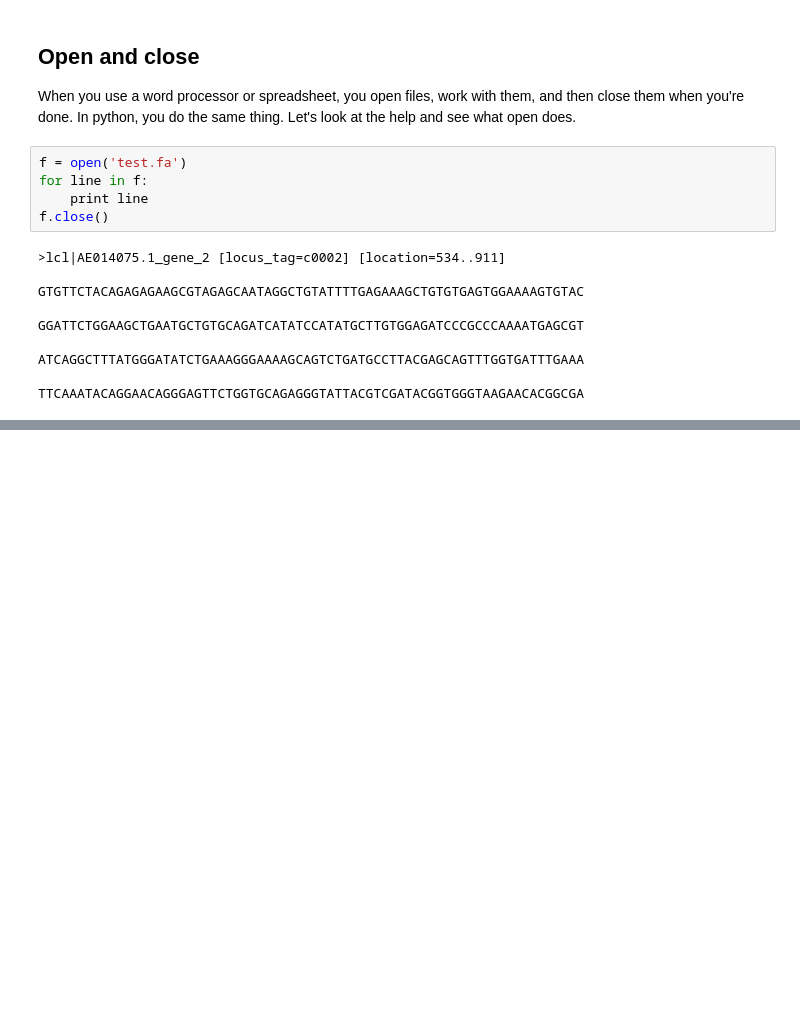
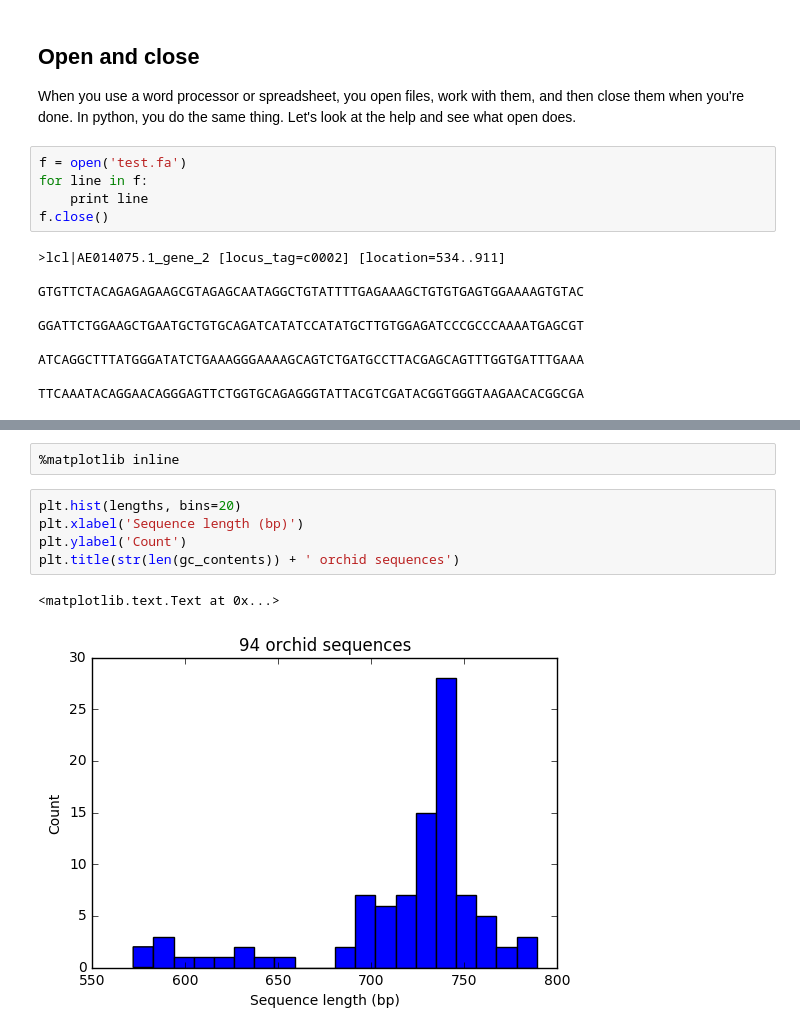
Before and after one commit to zmielko/scicomp-python, a Jupyter notebook: 2016-python.ipynb, the cells around one changed output, grey strips where cells are left out. Drawn from its saved outputs; the diff is of its cells as text; blank space fills up the shorter version.

```diff
--- a/2016-python.ipynb
+++ b/2016-python.ipynb
@@ -816,0 +967,10 @@ Describe the above and then keep the name
+# %%
+%matplotlib inline
+# %%
+plt.hist(lengths, bins=20)
+plt.xlabel('Sequence length (bp)')
+plt.ylabel('Count')
+plt.title(str(len(gc_contents)) + ' orchid sequences')
+# %% [output]
+<matplotlib.text.Text at 0x...>
+[figure, added]
```
Also changed, not shown: parts of 28 cells of this notebook, 2 other files.
